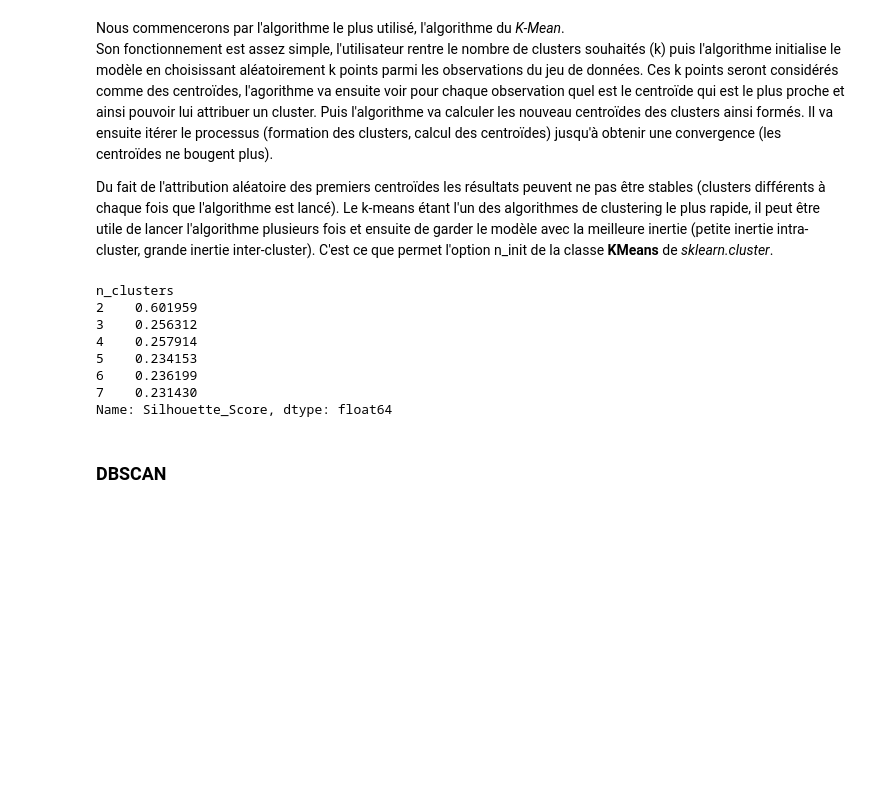
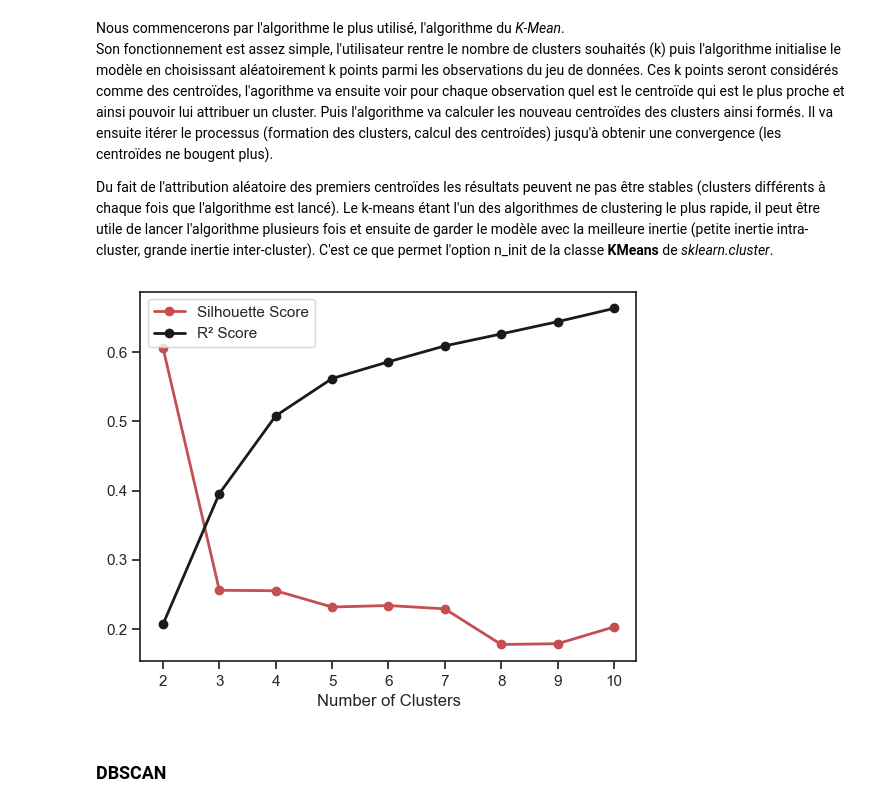
Before and after one commit to Pierre-Eloi/OC_DS_Project5, a Jupyter notebook: Project5_Data_Clustering.ipynb, the cells around one changed output. Saved outputs shown, nothing was run; the diff lists cells and outputs as text; code cells hidden in the pictures; blank space fills up the shorter version.

Commit message:
added a function to plot R2 & Silhouette scores versus the number of clusters.

```diff
--- a/Project5_Data_Clustering.ipynb
+++ b/Project5_Data_Clustering.ipynb
@@ -151,31 +151,36 @@ Nous commencerons par l'algorithme le plus utilisé, l'algorithme du *K-Mean*.
 Son fonctionnement est assez simple, l'utilisateur rentre le nombre de clusters souhaités (k) puis l'algorithme initialise le modèle en choisissant aléatoirement k points parmi les observations du jeu de données. Ces k points seront considérés comme des centroïdes, l'agorithme va ensuite voir pour chaque observation quel est le centroïde qui est le plus proche et ainsi pouvoir lui attribuer un cluster. Puis l'algorithme va calculer les nouveau centroïdes des clusters ainsi formés. Il va ensuite itérer le processus (formation des clusters, calcul des centroïdes) jusqu'à obtenir une convergence (les  centroïdes ne bougent plus).
 
 Du fait de l'attribution aléatoire des premiers centroïdes les résultats peuvent ne pas être stables (clusters différents à chaque fois que l'algorithme est lancé). Le k-means étant l'un des algorithmes de clustering le plus rapide, il peut être utile de lancer l'algorithme plusieurs fois et ensuite de garder le modèle avec la meilleure inertie (petite inertie intra-cluster, grande inertie inter-cluster). C'est ce que permet l'option n_init de la classe **KMeans** de *sklearn.cluster*.
-# %%
-from sklearn.cluster import KMeans
-from sklearn.metrics import silhouette_score
-
-X = df_clean.values
-s_scores = []
-for k in range(2, 8):
-    kmeans= KMeans(n_clusters=k, init='k-means++',
-                   n_init=10, random_state=42)
-    kmeans.fit(X)
-    labels = kmeans.labels_
-    s_scores.append(silhouette_score(X, labels,
-                                     metric='euclidean'))
-idx = pd.Index(range(2, 8), name='n_clusters')
-scores = pd.Series(s_scores, index=idx, name='Silhouette_Score')
-scores
-# %% [output]
-n_clusters
-2    0.601959
-3    0.256312
-4    0.257914
-5    0.234153
-6    0.236199
-7    0.231430
-Name: Silhouette_Score, dtype: float64
+# %%
+from sklearn.cluster import KMeans
+from sklearn.metrics import silhouette_score
+
+X = df_clean.values
+total_inertia = np.var(X, axis=0).sum()
+sample_size = int(X.shape[0]*0.2)
+r2_scores = []
+s_scores = []
+for k in range(2, 11):
+    kmeans= KMeans(n_clusters=k, init='k-means++',
+                   n_init=10, random_state=42)
+    kmeans.fit(X)
+    # get the silhouette score
+    s_scores.append(silhouette_score(X, kmeans.labels_,
+                                     metric='euclidean',
+                                     sample_size=sample_size,
+                                     random_state=42))
+    # get the R2 Score
+    cluster, counts = np.unique(kmeans.labels_, return_counts=True)
+    weights = pd.Series(counts, index=cluster, name="weight")/len(X)
+    inter_inertia = (weights*((kmeans.cluster_centers_ - X.mean(axis=0))**2).sum(axis=1)).sum()
+    r2_scores.append(inter_inertia/total_inertia)
+plt.plot(range(2, 11), s_scores, "ro-", linewidth=2, label="Silhouette Score")
+plt.plot(range(2, 11), r2_scores, "ko-", linewidth=2, label="R² Score")
+plt.xlabel("Number of Clusters")
+plt.legend(loc="best")
+plt.show()
+# %% [output]
+[figure, added]
 # %% [markdown]
 ### DBSCAN
 # %% [markdown]
```
